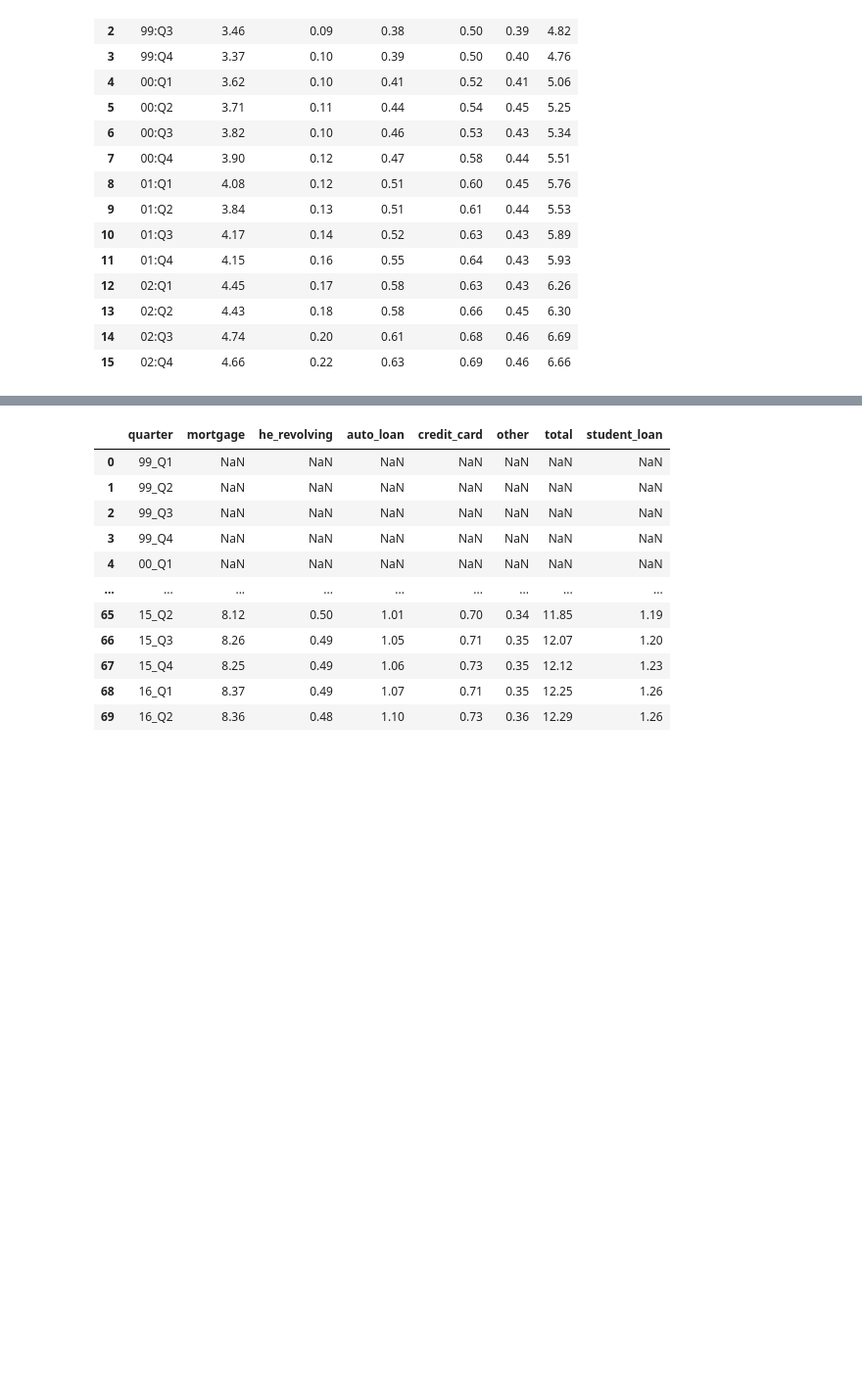
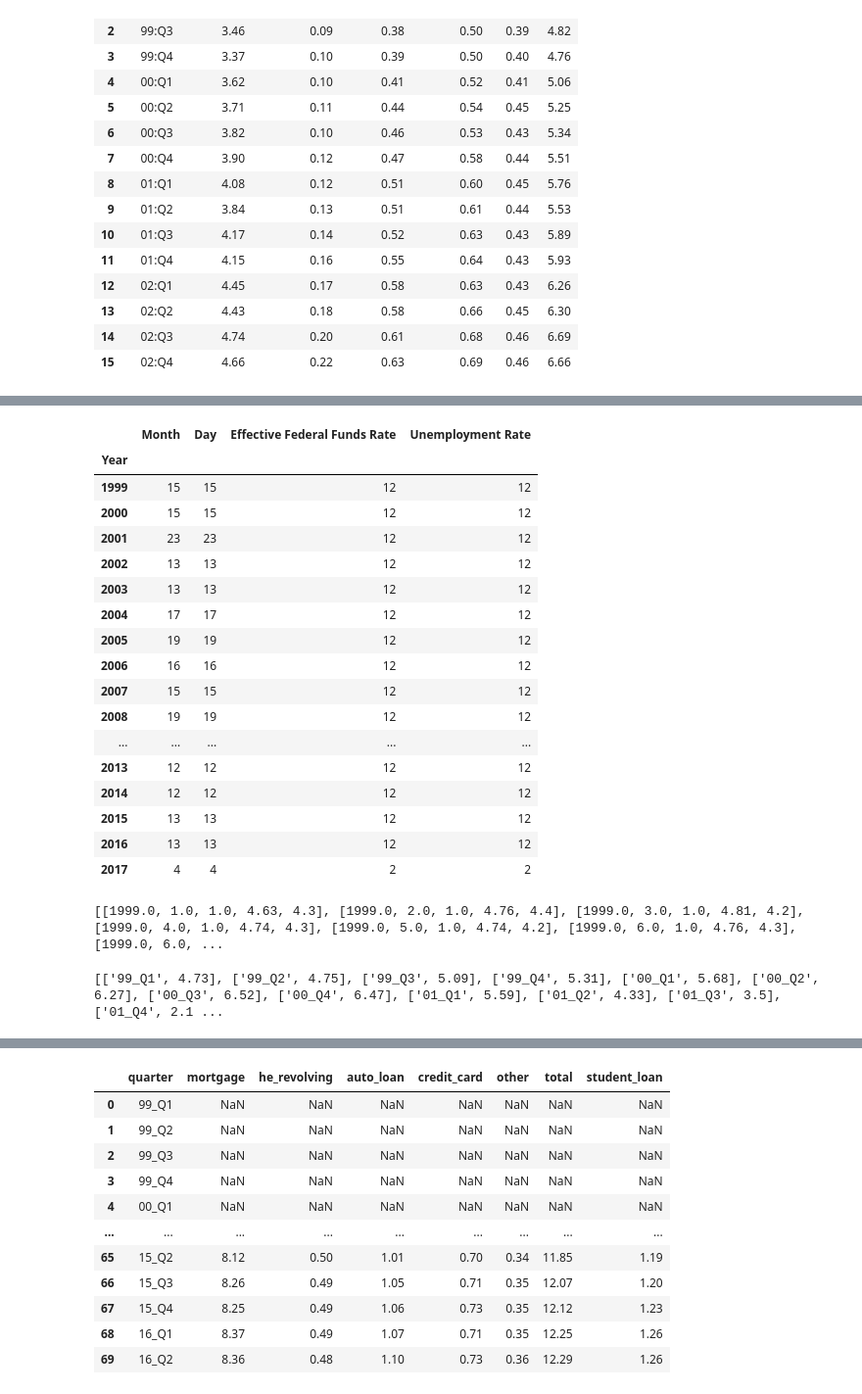
Before and after one commit to RiverJAM/ETL-Fed-Debt, a Jupyter notebook: Main-Code-File.ipynb, the cells around one changed output, grey strips where cells are left out. Shown: that part at 98% size. Drawn from its saved outputs; the diff is of its cells as text; code cells hidden in the pictures; blank space fills up the shorter version.

```diff
--- a/Fed-ETL.ipynb
+++ b/Main-Code-File.ipynb
@@ -149,0 +170,31 @@ result.head(89)
+# %%
+#Converting interest rate to a 2 dimensional list we can iterate over
+subsetFedData = FedRates_df[FedRates_df.Year > 1998]
+
+subsetFedData.groupby('Year').count()
+# %% [output]
+|  | Month | Day | Effective Federal Funds Rate | Unemployment Rate |
+| Year |  |  |  |  |
+| 1999 | 15 | 15 | 12 | 12 |
+| 2000 | 15 | 15 | 12 | 12 |
+| 2001 | 23 | 23 | 12 | 12 |
+| 2002 | 13 | 13 | 12 | 12 |
+| 2003 | 13 | 13 | 12 | 12 |
+| 2004 | 17 | 17 | 12 | 12 |
+| 2005 | 19 | 19 | 12 | 12 |
+| 2006 | 16 | 16 | 12 | 12 |
+| 2007 | 15 | 15 | 12 | 12 |
+| 2008 | 19 | 19 | 12 | 12 |
+| ... | ... | ... | ... | ... |
+| 2013 | 12 | 12 | 12 | 12 |
+| 2014 | 12 | 12 | 12 | 12 |
+| 2015 | 13 | 13 | 12 | 12 |
+| 2016 | 13 | 13 | 12 | 12 |
+| 2017 | 4 | 4 | 2 | 2 |
+# %%
+#Get all rows that have a year greater than 1998 (This is our desired data range).
+interestRateList = subsetFedData.values.tolist()
+
+print(interestRateList)
+# %% [output]
+[[1999.0, 1.0, 1.0, 4.63, 4.3], [1999.0, 2.0, 1.0, 4.76, 4.4], [1999.0, 3.0, 1.0, 4.81, 4.2], [1999.0, 4.0, 1.0, 4.74, 4.3], [1999.0, 5.0, 1.0, 4.74, 4.2], [1999.0, 6.0, 1.0, 4.76, 4.3], [1999.0, 6.0, ...
@@ -149,0 +306,4 @@ result.head(89)
+# %%
+print(quarterizedList)
+# %% [output]
+[['99_Q1', 4.73], ['99_Q2', 4.75], ['99_Q3', 5.09], ['99_Q4', 5.31], ['00_Q1', 5.68], ['00_Q2', 6.27], ['00_Q3', 6.52], ['00_Q4', 6.47], ['01_Q1', 5.59], ['01_Q2', 4.33], ['01_Q3', 3.5], ['01_Q4', 2.1 ...
```
Also changed, not shown: parts of 9 cells of this notebook, 1 other file.
